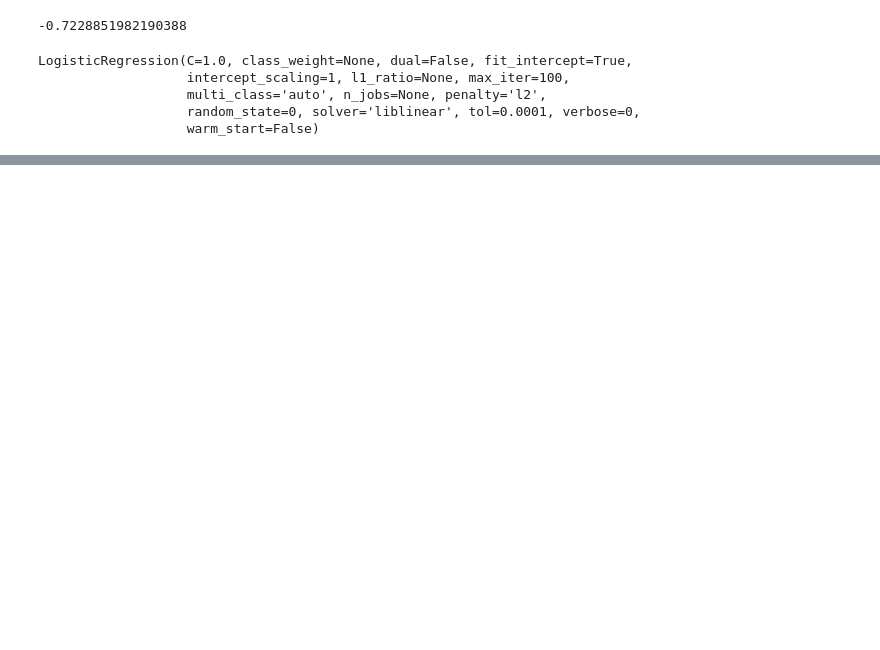
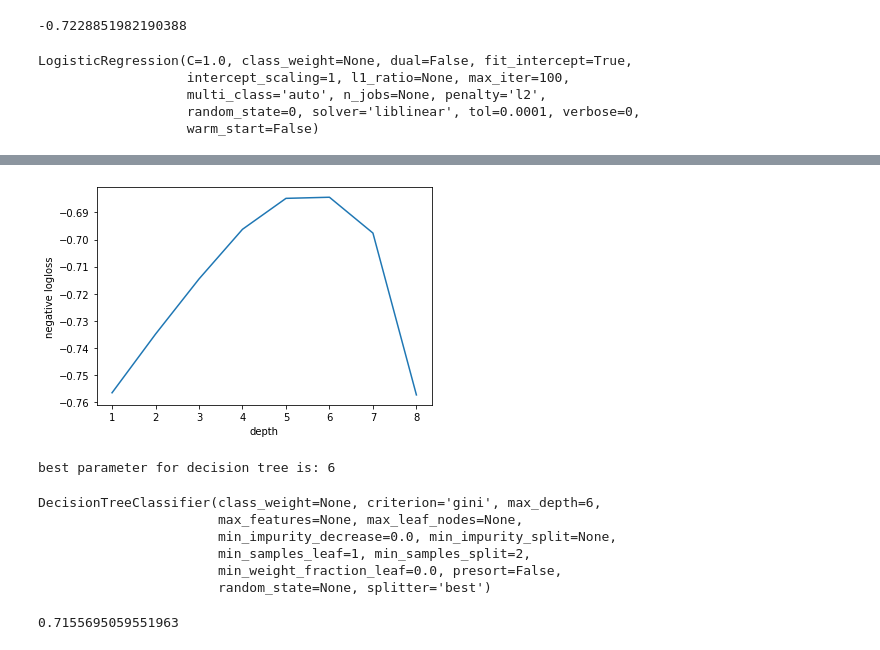
Before and after one commit to DekaiLin/cmpt459project, a Jupyter notebook: Milestone2/milestone2.ipynb, the cells around one changed output, grey strips where cells are left out. Cells and saved outputs as stored; diff of their text form; code cells hidden in the pictures; blank space fills up the shorter version.

```diff
--- a/Milestone2/milestone2.ipynb
+++ b/Milestone2/milestone2.ipynb
@@ -186,0 +268,34 @@ sub.to_csv("submission_rf.csv", index=False)
+# %%
+list2str = np.vectorize(list2str)
+# %%
+t['featuresStr'] = list2str(t['features'])
+testing['featuresStr'] = list2str(testing['features'])
+# %%
+tf =  CountVectorizer(max_features=250, stop_words='english',max_df=0.6)
+tr_sparse = tf.fit_transform(t["featuresStr"])
+te_sparse = tf.transform(testing["featuresStr"])
+X = sparse.hstack([t[featureSelect], tr_sparse])
+X_pred = sparse.hstack([testing[featureSelect], te_sparse])
+# %%
+k_range = range(1,9)
+cv_scores = []
+for n in k_range:
+    tree =  DecisionTreeClassifier(max_depth = n)
+    scores = cross_val_score(tree,X,y,cv=10,scoring = 'neg_log_loss')
+    cv_scores.append(scores.mean())
+# %%
+plt.plot(k_range,cv_scores)
+plt.xlabel('depth')
+plt.ylabel('negative logloss')
+plt.show()
+# %% [output]
+[figure, added]
+# %%
+bestScore = max(cv_scores)
+bestIndex = -1
+for index in range(1,9):
+    if cv_scores[index - 1] == bestScore:
+        bestIndex = index
+print('best parameter for decision tree is: %i'%bestIndex)
+# %% [output]
+best parameter for decision tree is: 6
@@ -186,0 +304,13 @@ sub.to_csv("submission_rf.csv", index=False)
+# %%
+treeModel.fit(X,y)
+# %% [output]
+DecisionTreeClassifier(class_weight=None, criterion='gini', max_depth=6,
+                       max_features=None, max_leaf_nodes=None,
+                       min_impurity_decrease=0.0, min_impurity_split=None,
+                       min_samples_leaf=1, min_samples_split=2,
+                       min_weight_fraction_leaf=0.0, presort=False,
+                       random_state=None, splitter='best')
+# %%
+treeModel.score(X,y)
+# %% [output]
+0.7155695059551963
```
Also changed, not shown: parts of 67 cells of this notebook.
